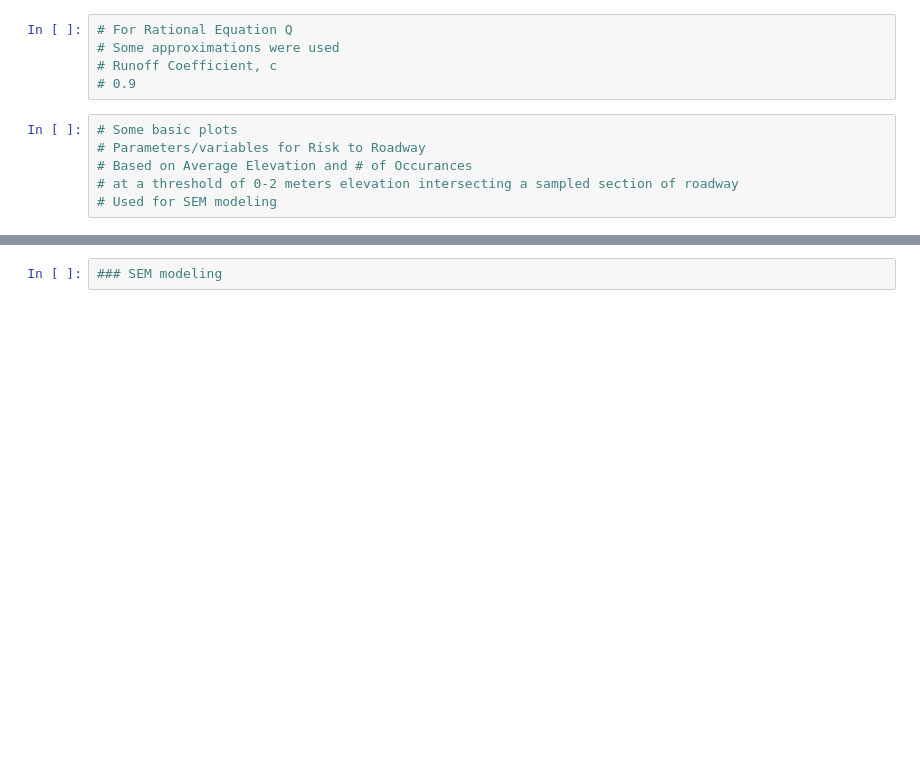
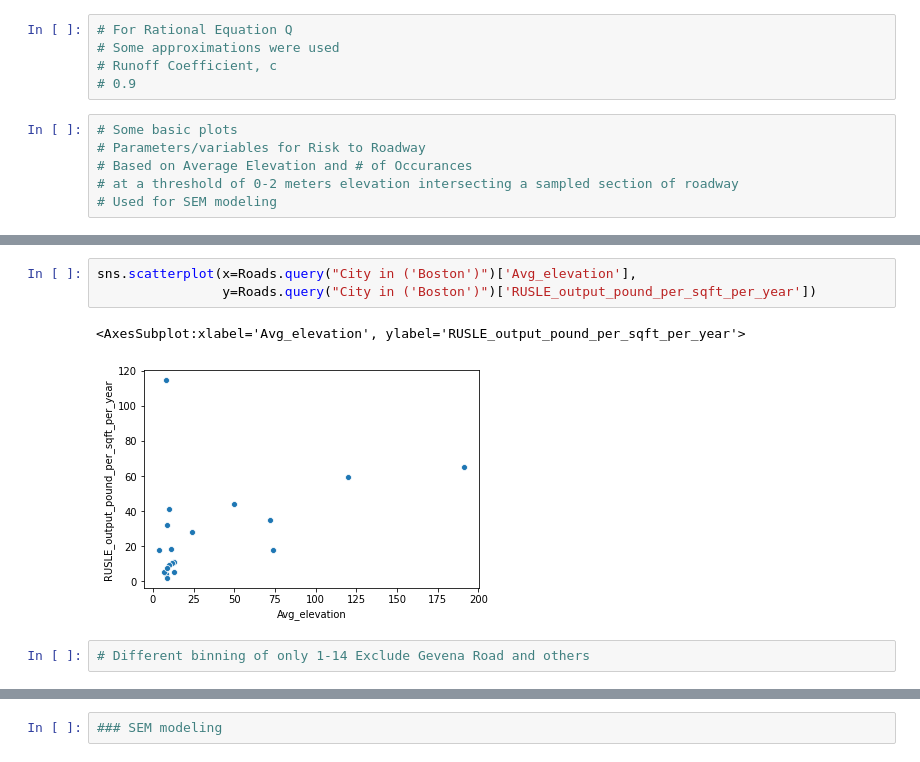
Before and after one commit to zachthelegend/SEM_flood_risk_roadways_data_analysis, a Jupyter notebook: SEM_flood_risk_roadways_data_analysis.ipynb, the cells around one changed output, grey strips where cells are left out. Drawn from its saved outputs; the diff is of its cells as text; blank space fills up the shorter version.

```diff
--- a/SEM_flood_risk_roadways_data_analysis.ipynb
+++ b/SEM_flood_risk_roadways_data_analysis.ipynb
@@ -266,0 +195,8 @@ plot = sns.pairplot(df[:7], hue="Road")
+# %%
+sns.scatterplot(x=Roads.query("City in ('Boston')")['Avg_elevation'],
+                y=Roads.query("City in ('Boston')")['RUSLE_output_pound_per_sqft_per_year'])
+# %% [output]
+<AxesSubplot:xlabel='Avg_elevation', ylabel='RUSLE_output_pound_per_sqft_per_year'>
+[figure, added]
+# %%
+# Different binning of only 1-14 Exclude Gevena Road and others
```
Also changed, not shown: parts of 110 cells of this notebook.
